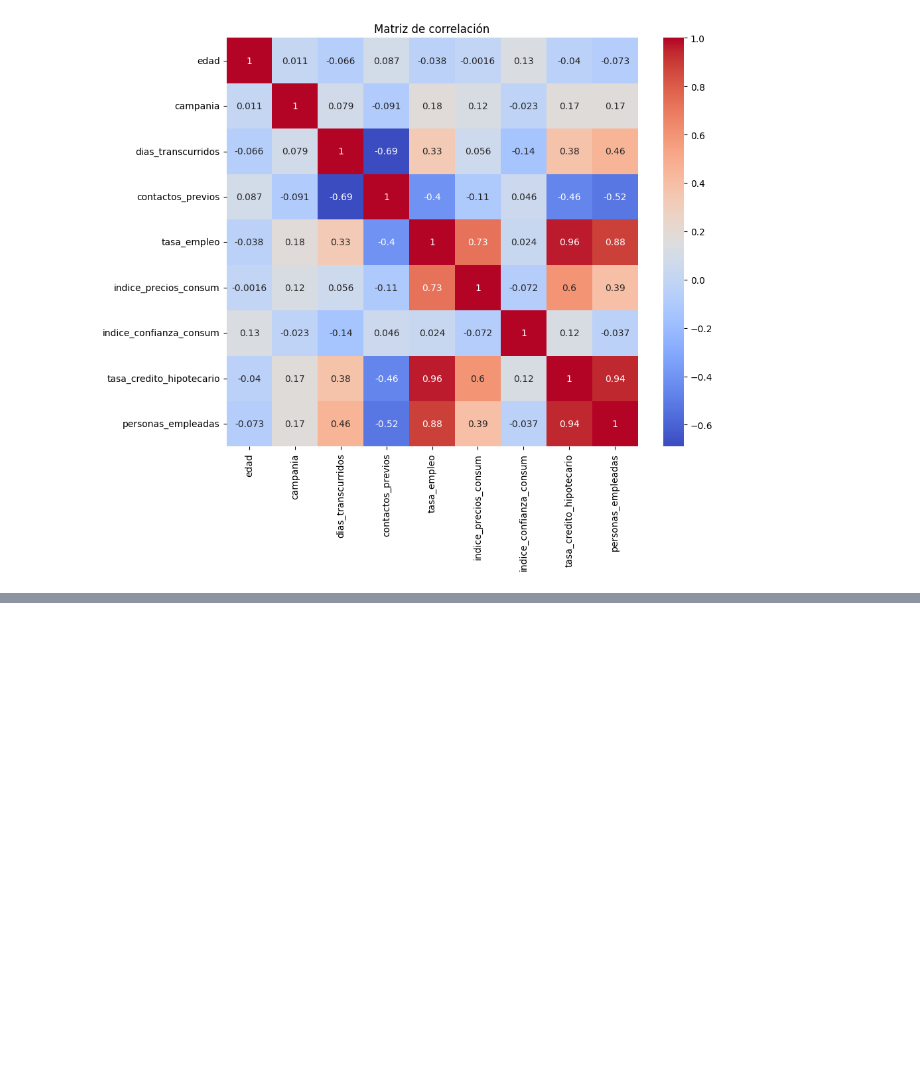
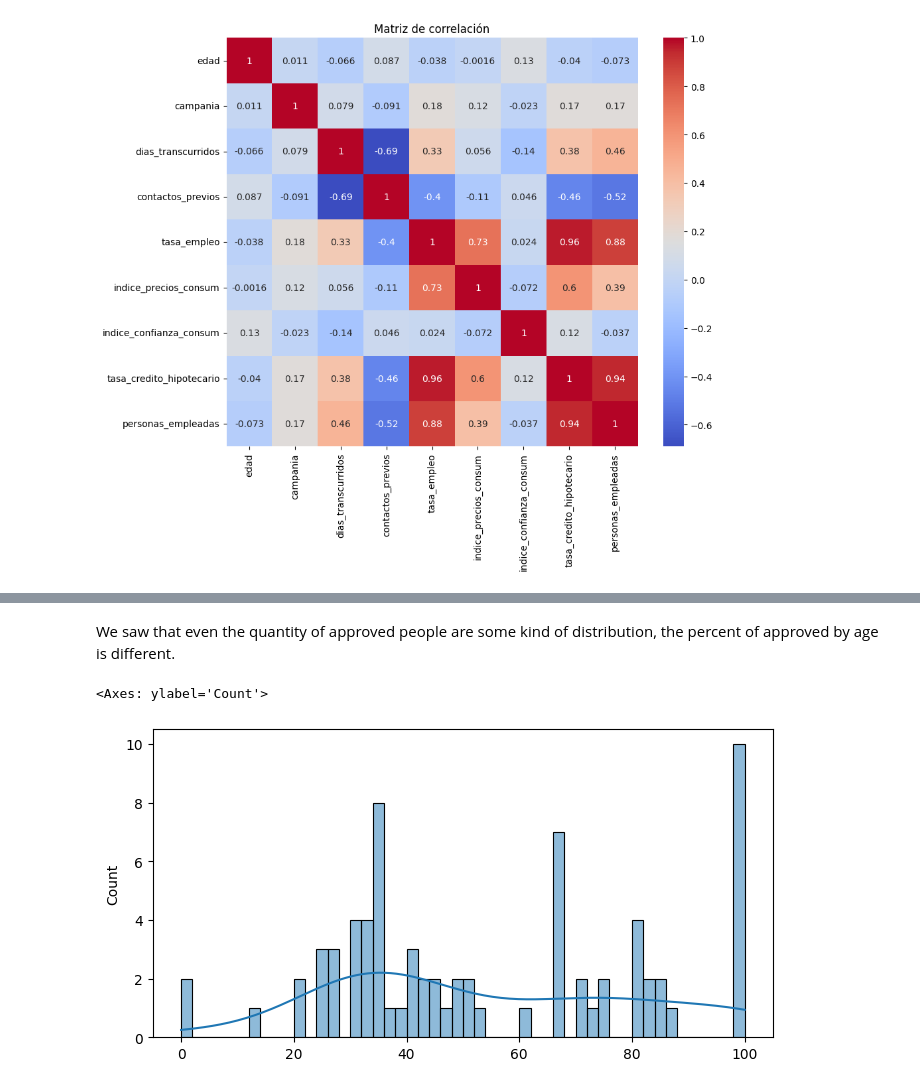
Before and after one commit to jaayg23/data_challenge, a Jupyter notebook: notebooks/1.0-data_challenge_visualization.ipynb, the cells around one changed output, grey strips where cells are left out. Drawn from its saved outputs; the diff is of its cells as text; code cells hidden in the pictures; blank space fills up the shorter version.

```diff
--- a/notebooks/1.0-data_challenge_visualization.ipynb
+++ b/notebooks/1.0-data_challenge_visualization.ipynb
@@ -62,0 +91,9 @@ plt.show()
+# %%
+# Total de clientes por edad
+total_por_edad = dataset.groupby('edad').size()
+
+# Total de aprobados por edad
+aprobados_por_edad = dataset[dataset['resultado'] == 'si'].groupby('edad').size()
+
+# Calcular el porcentaje de aprobación por edad
+porcentaje_aprobacion = (aprobados_por_edad / total_por_edad * 100).fillna(0)
@@ -62,0 +116,8 @@ plt.show()
+# %% [markdown]
+We saw that even the quantity of approved people are some kind of distribution, the percent of approved by age is different.
+# %%
+plt.figure(figsize=(8, 4))
+sns.histplot(porcentaje_aprobacion,bins=50, kde=True)
+# %% [output]
+<Axes: ylabel='Count'>
+[figure, added]
```
Also changed, not shown: parts of 5 cells of this notebook, 1 other file.
